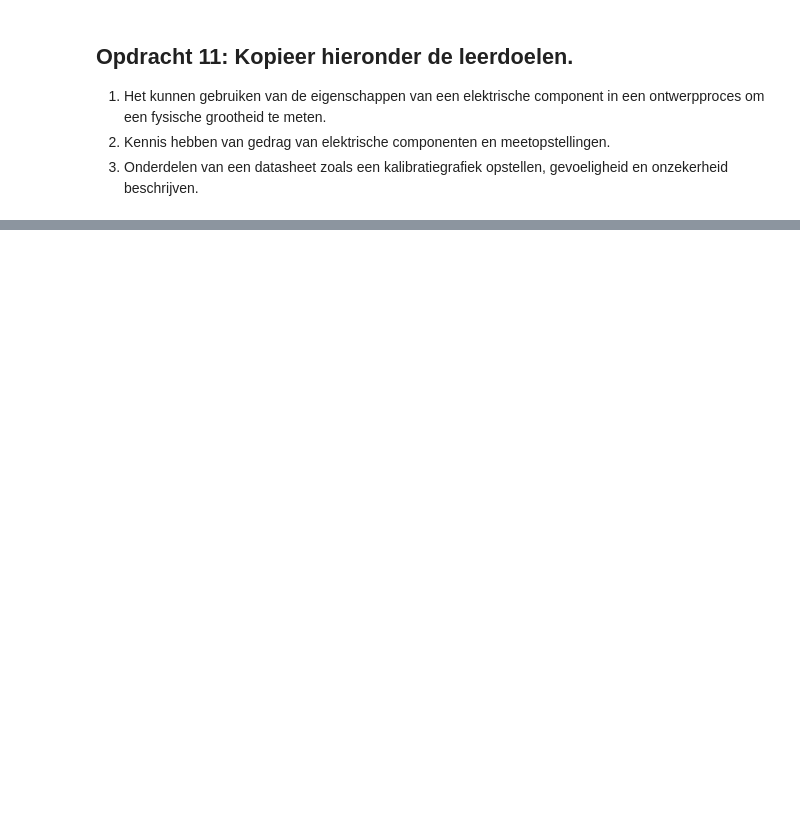
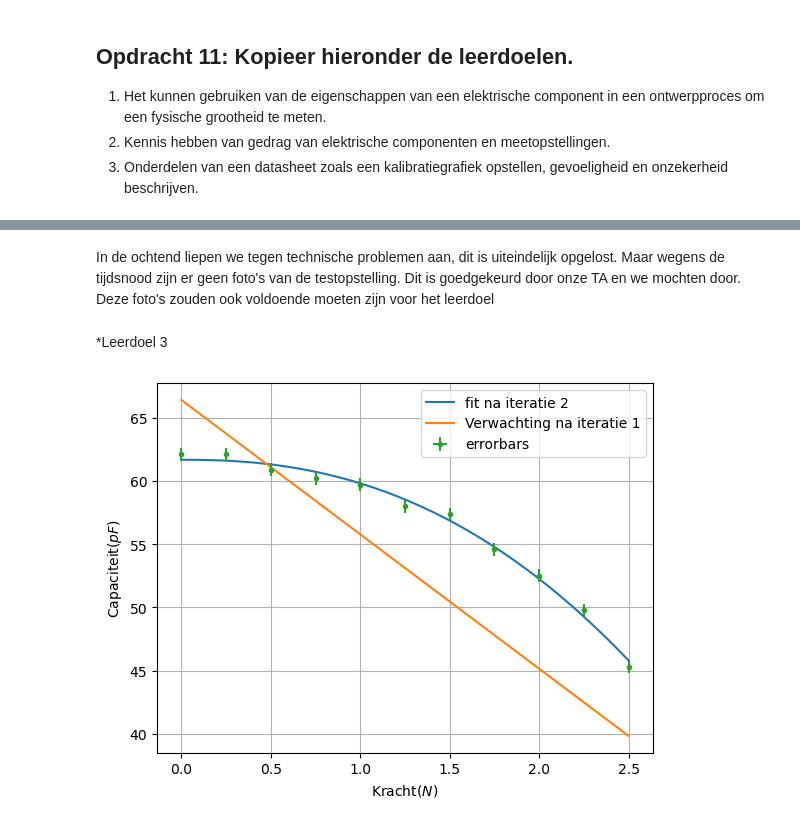
Before and after one commit to Fynn-Vrolijk123/DEF-D-Fynn-Vrolijk, a Jupyter notebook: FysiekeOntwerpopdrachten/2OntwerpEenSensorCondensator/DEFOntwerpopdracht2OntwerpEenSensorInvulTemplate.ipynb, the cells around one changed output, grey strips where cells are left out. Drawn from its saved outputs; the diff is of its cells as text; code cells hidden in the pictures; blank space fills up the shorter version.

```diff
--- a/FysiekeOntwerpopdrachten/2OntwerpEenSensorCondensator/DEFOntwerpopdracht2OntwerpEenSensorInvulTemplate.ipynb
+++ b/FysiekeOntwerpopdrachten/2OntwerpEenSensorCondensator/DEFOntwerpopdracht2OntwerpEenSensorInvulTemplate.ipynb
@@ -122,0 +239,29 @@ kopieer hier de cel(len) waaruit blijkt dat jullie leerdoel 3 beheersen.
+# %% [markdown]
+In de ochtend liepen we tegen technische problemen aan, dit is uiteindelijk opgelost. Maar wegens de tijdsnood zijn er geen foto's van de testopstelling. Dit is goedgekeurd door onze TA en we mochten door. Deze foto's zouden ook voldoende moeten zijn voor het leerdoel
+# %% [markdown]
+*Leerdoel 3
+# %%
+# Plot hier je gemeten kalibratiegrafiek en plot in dezelfde figuur ook je verwachte ontwerpgrafiek.
+from scipy.optimize import curve_fit
+Arduino = np.array([62.1,60.9,59.7,57.4,52.5,45.3,62.1,60.2,58.0,54.6,49.8])
+Veerunster = np.array([0,0.5,1.0,1.5,2.0,2.5,0.25,0.75,1.25,1.75,2.25])
+
+def func(x,a,b,c):
+    return a*x**b + c
+
+val, cov = curve_fit(func,Veerunster,Arduino)
+
+xtest = np.linspace(0,2.5,100)
+ytest = func(xtest,val[0],val[1],val[2])
+plt.figure()
+#plt.plot(Veerunster,Arduino, '.', label = 'data')
+plt.plot(xtest,ytest, label='fit na iteratie 2')
+plt.plot(F,Cap/1e-12, label = "Verwachting na iteratie 1")
+plt.errorbar(Veerunster, Arduino, xerr = 0.01, yerr = 0.5, fmt='.' , label = 'errorbars')
+plt.xlabel('Kracht($N$)')
+plt.ylabel('Capaciteit($pF$)')
+plt.legend()
+plt.grid()
+plt.show()
+# %% [output]
+[figure, added]
```
Also changed, not shown: parts of 33 cells of this notebook, 9 other files.
